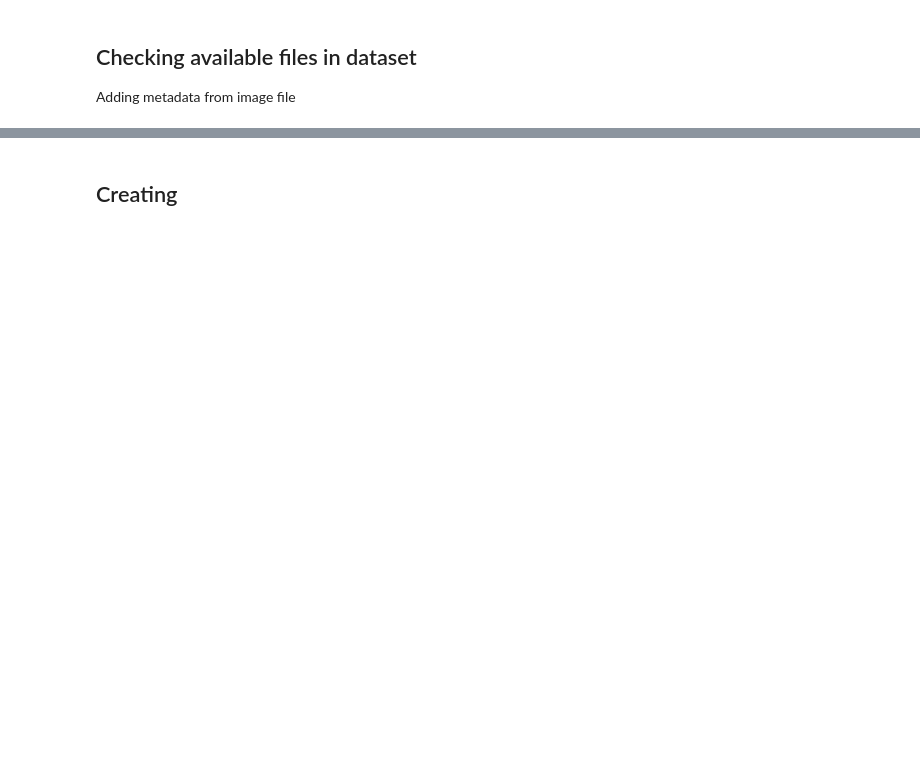
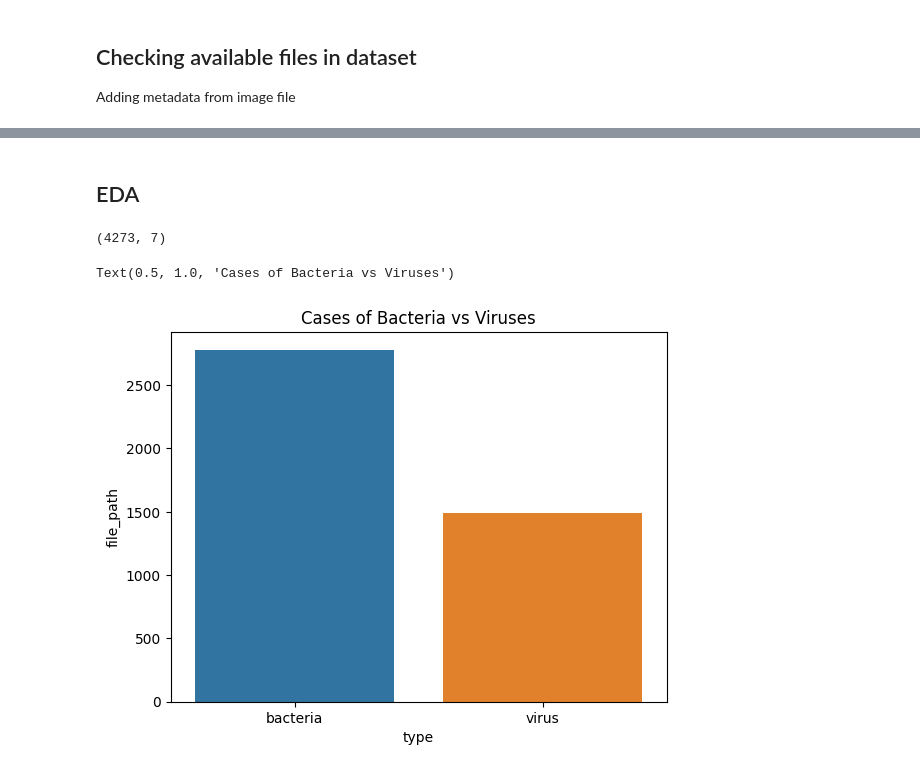
Before and after one commit to marmal88/Explainable-Neural-Networks, a Jupyter notebook: notebooks/EDA.ipynb, the cells around one changed output, grey strips where cells are left out. Saved outputs shown, nothing was run; the diff lists cells and outputs as text; code cells hidden in the pictures; blank space fills up the shorter version.

Commit message:
added new EDA plots

```diff
--- a/notebooks/EDA.ipynb
+++ b/notebooks/EDA.ipynb
@@ -59,4 +111,4 @@ len(error)
 # %% [markdown]
-## Creating
+## EDA
 # %%
 import pandas as pd
@@ -81,0 +116,13 @@ df.to_csv(savepath, index=False)
+# %%
+df = pd.read_csv('dataset.csv')
+df.shape
+# %% [output]
+(4273, 7)
+# %%
+class_df = df.groupby('type').count().reset_index()
+class_df["pct_bacteria_vs_virus"] = (class_df["file_path"]/class_df["file_path"].sum())*100
+class_df
+sns.barplot(class_df, x="type", y="file_path").set_title("Cases of Bacteria vs Viruses")
+# %% [output]
+Text(0.5, 1.0, 'Cases of Bacteria vs Viruses')
+[figure, added]
```
Also changed, not shown: parts of 13 cells of this notebook, 1 other file.
